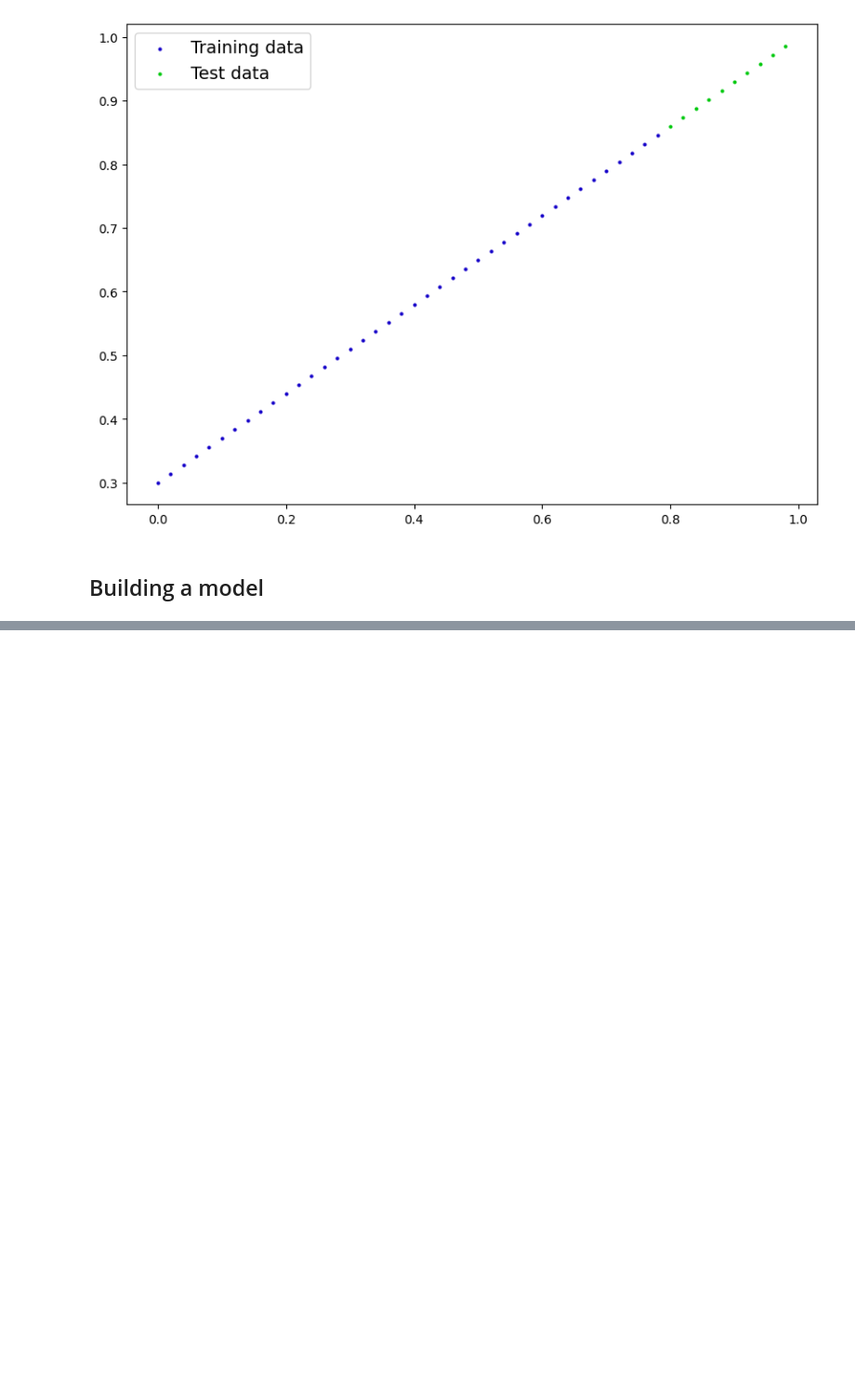
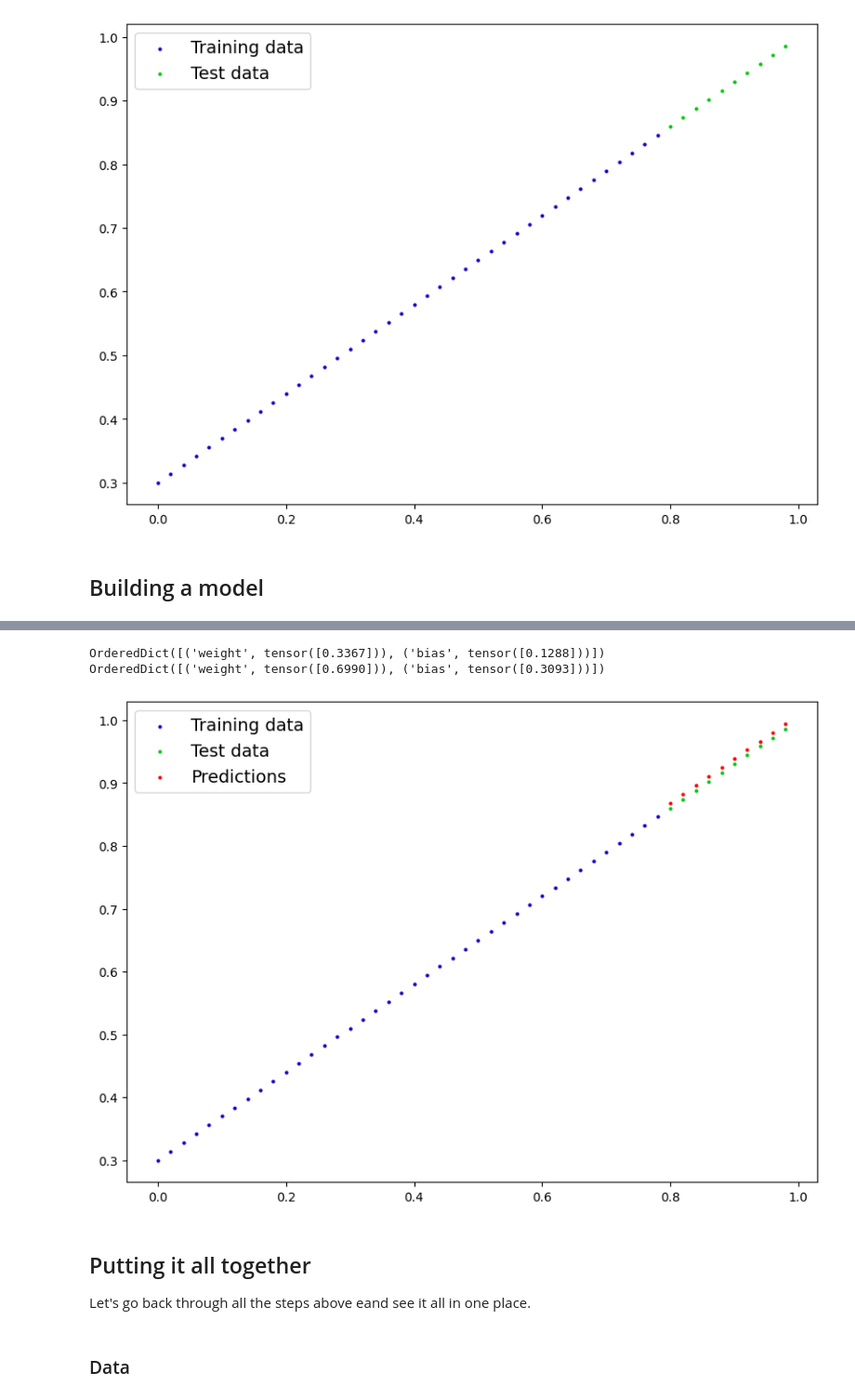
Before and after one commit to daidan3k/LearningAI, a Jupyter notebook: courses/Deep Learning PyTorch/01-pytorch-workflow.ipynb, the cells around one changed output, grey strips where cells are left out. Shown at 93% size. Saved outputs shown, nothing was run; the diff lists cells and outputs as text; code cells hidden in the pictures; blank space fills up the shorter version.

```diff
--- a/courses/Deep Learning PyTorch/01-pytorch-workflow.ipynb
+++ b/courses/Deep Learning PyTorch/01-pytorch-workflow.ipynb
@@ -137,0 +344,15 @@ class LinearRegressionModel(nn.Module): # <- almosth everything in PyTorch inher
+# %%
+# Saving our PyTorch model
+# 1. Create a models directory
+MODEL_PATH = Path("models")
+MODEL_PATH.mkdir(parents=True, exist_ok=True)
+
+# 2. Create a models save path
+MODEL_NAME = Path("01_pytorch_workflow_model_0.pt")
+
+MODEL_SAVE_PATH = MODEL_PATH / MODEL_NAME
+MODEL_SAVE_PATH
+
+# 3. Save the model state_dict() (recomended by PyTorch)
+print(f"Saving model to: {MODEL_SAVE_PATH}")
+torch.save(model_0.state_dict(), MODEL_SAVE_PATH)
@@ -137,0 +370,27 @@ class LinearRegressionModel(nn.Module): # <- almosth everything in PyTorch inher
+# %%
+# Create a new instance of the model
+loaded_model_0 = LinearRegressionModel()
+print(loaded_model_0.state_dict())
+
+# Load the saved state_dict()
+loaded_model_0.load_state_dict(torch.load(MODEL_SAVE_PATH))
+
+print(loaded_model_0.state_dict())
+# %% [output]
+OrderedDict([('weight', tensor([0.3367])), ('bias', tensor([0.1288]))])
+OrderedDict([('weight', tensor([0.6990])), ('bias', tensor([0.3093]))])
+# %%
+# Make prediction with the loaded model
+loaded_model_0.eval()
+with torch.inference_mode():
+  loaded_model_preds = loaded_model_0(X_test)
+
+plot_predictions(predictions=loaded_model_preds)
+# %% [output]
+[figure, added]
+# %% [markdown]
+## Putting it all together
+
+Let's go back through all the steps above eand see it all in one place.
+# %% [markdown]
+### Data
```
Also changed, not shown: parts of 41 cells of this notebook.
